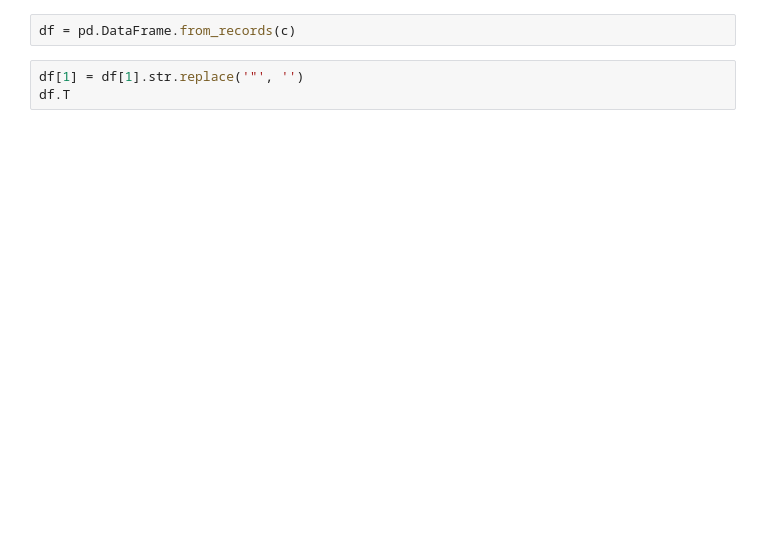
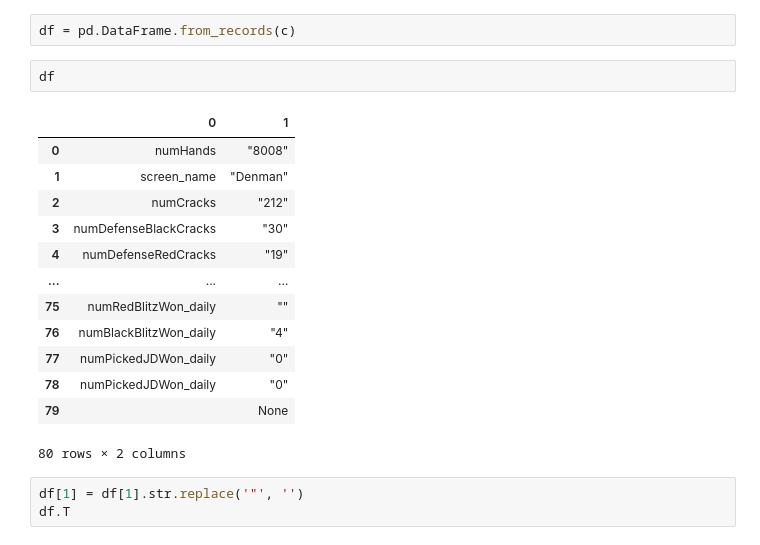
Before and after one commit to adsweeney/get61, a Jupyter notebook: get61/leaderboard_scraper.ipynb, the cells around one changed output. Saved outputs shown, nothing was run; the diff lists cells and outputs as text; blank space fills up the shorter version.

```diff
--- a/get61/leaderboard_scraper.ipynb
+++ b/get61/leaderboard_scraper.ipynb
@@ -132,5 +166,21 @@ c
 # %%
 df = pd.DataFrame.from_records(c)
+# %%
+df
+# %% [output]
+|  | 0 | 1 |
+| 0 | numHands | "8008" |
+| 1 | screen_name | "Denman" |
+| 2 | numCracks | "212" |
+| 3 | numDefenseBlackCracks | "30" |
+| 4 | numDefenseRedCracks | "19" |
+| ... | ... | ... |
+| 75 | numRedBlitzWon_daily | "" |
+| 76 | numBlackBlitzWon_daily | "4" |
+| 77 | numPickedJDWon_daily | "0" |
+| 78 | numPickedJDWon_daily | "0" |
+| 79 |  | None |
+80 rows × 2 columns
 # %%
 df[1] = df[1].str.replace('"', '')
 df.T
```
Also changed, not shown: parts of 12 cells of this notebook, 6 other files.
